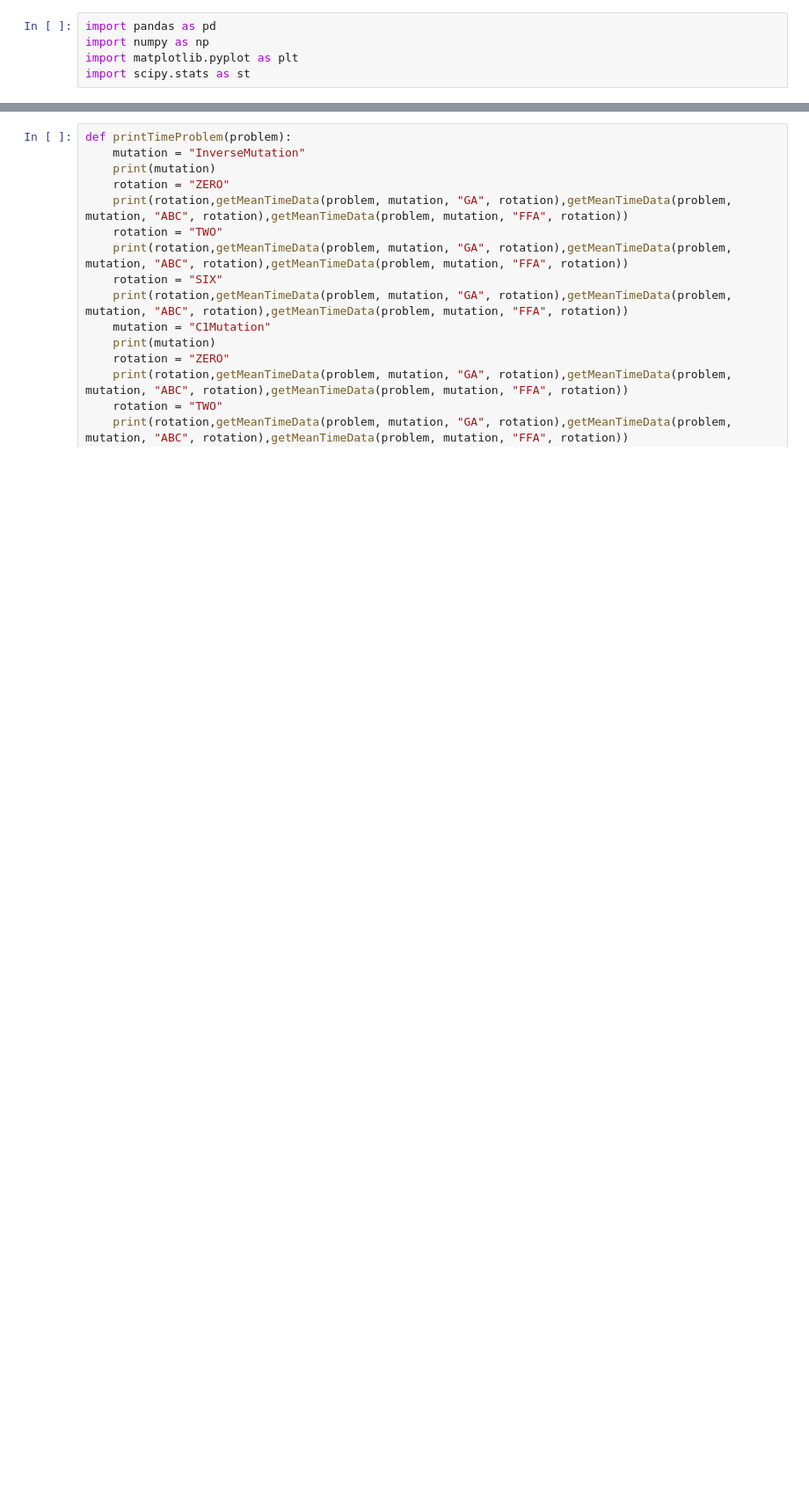
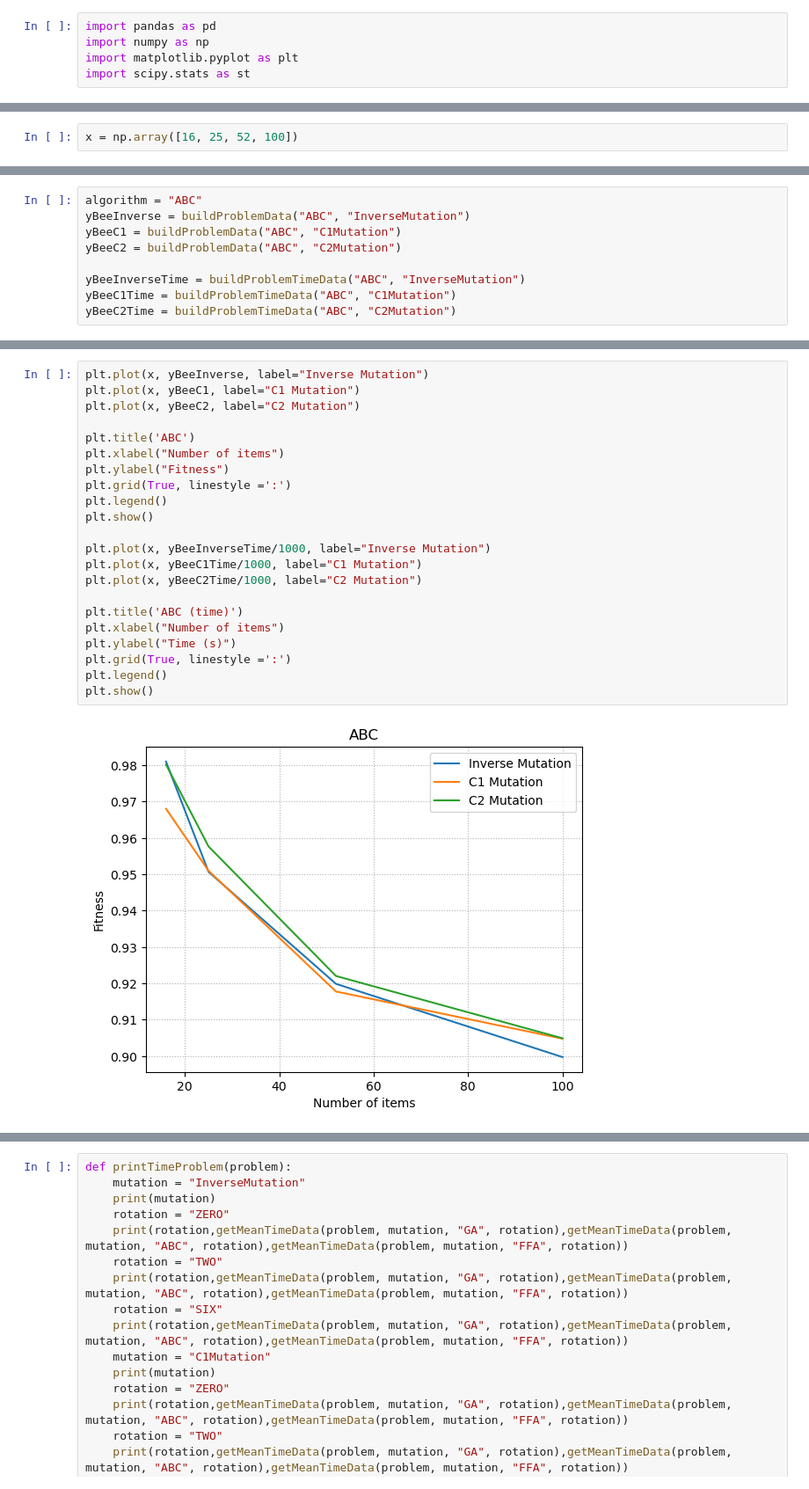
Before and after one commit to Nicolas3094/BB3D, a Jupyter notebook: pythonData.ipynb, the cells around one changed output, grey strips where cells are left out. Shown at 88% size. Drawn from its saved outputs; the diff is of its cells as text; blank space fills up the shorter version.

```diff
--- a/pythonData.ipynb
+++ b/pythonData.ipynb
@@ -15,0 +41,2 @@ def getMeanTimePerProblemAndMutation(problem, mutation):
+# %%
+x = np.array([16, 25, 52, 100])
@@ -15,0 +54,9 @@ def getMeanTimePerProblemAndMutation(problem, mutation):
+# %%
+algorithm = "ABC"
+yBeeInverse = buildProblemData("ABC", "InverseMutation")
+yBeeC1 = buildProblemData("ABC", "C1Mutation")
+yBeeC2 = buildProblemData("ABC", "C2Mutation")
+
+yBeeInverseTime = buildProblemTimeData("ABC", "InverseMutation")
+yBeeC1Time = buildProblemTimeData("ABC", "C1Mutation")
+yBeeC2Time = buildProblemTimeData("ABC", "C2Mutation")
@@ -15,0 +72,24 @@ def getMeanTimePerProblemAndMutation(problem, mutation):
+# %%
+plt.plot(x, yBeeInverse, label="Inverse Mutation")
+plt.plot(x, yBeeC1, label="C1 Mutation")
+plt.plot(x, yBeeC2, label="C2 Mutation")
+
+plt.title('ABC')
+plt.xlabel("Number of items")
+plt.ylabel("Fitness")
+plt.grid(True, linestyle =':')
+plt.legend()
+plt.show()
+
+plt.plot(x, yBeeInverseTime/1000, label="Inverse Mutation")
+plt.plot(x, yBeeC1Time/1000, label="C1 Mutation")
+plt.plot(x, yBeeC2Time/1000, label="C2 Mutation")
+
+plt.title('ABC (time)')
+plt.xlabel("Number of items")
+plt.ylabel("Time (s)")
+plt.grid(True, linestyle =':')
+plt.legend()
+plt.show()
+# %% [output]
+[figure, added]
```
Also changed, not shown: parts of 10 cells of this notebook.
